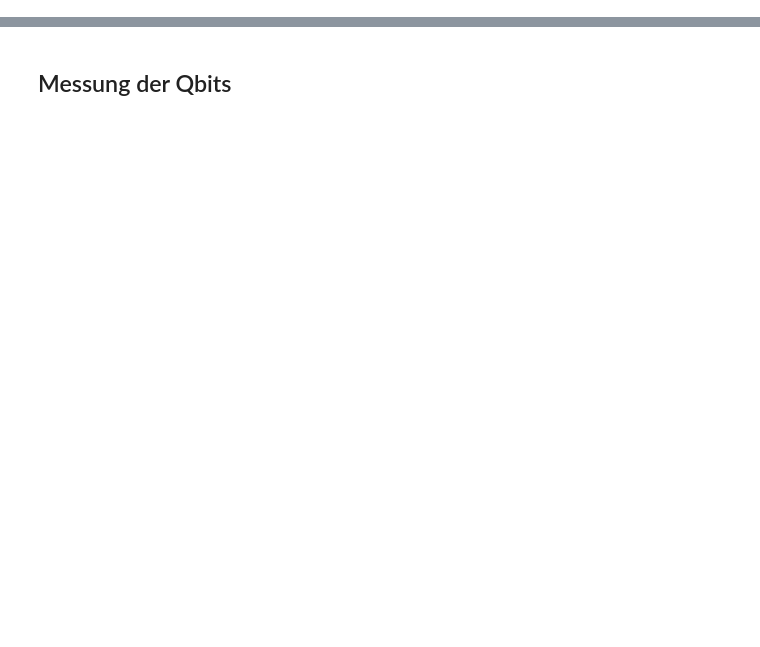
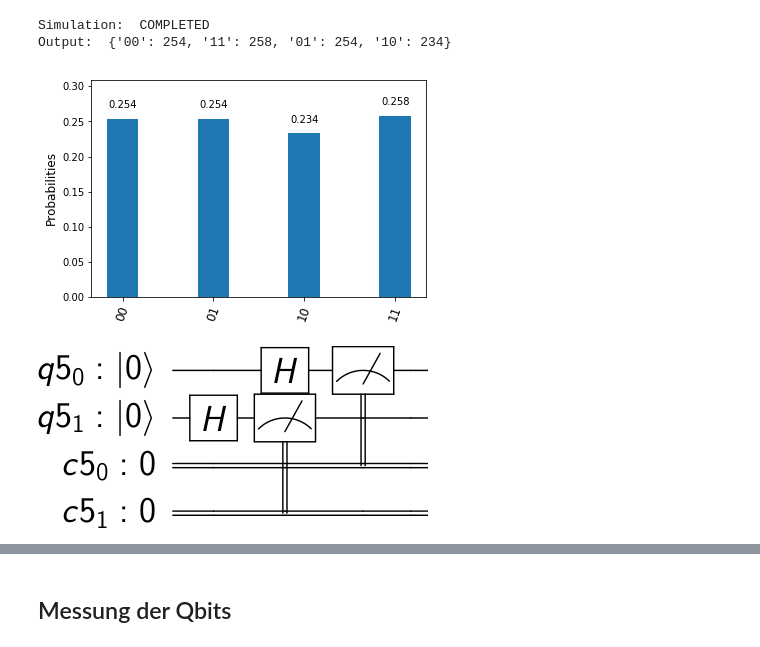
Before and after one commit to m4gr4th34/Grover-Algorithmus-Qiskit, a Jupyter notebook: Jupyter-Notebook/Grover Algorithmus Qiskit.ipynb, the cells around one changed output, grey strips where cells are left out. Saved outputs shown, nothing was run; the diff lists cells and outputs as text; code cells hidden in the pictures; blank space fills up the shorter version.

```diff
--- a/Jupyter-Notebook/Grover Algorithmus Qiskit.ipynb
+++ b/Jupyter-Notebook/Grover Algorithmus Qiskit.ipynb
@@ -441 +600,34 @@ Wenn wir nun an dieser Stelle in der Standardbasis $|x\rangle$ messen würden, w
+# %%
+# Import the Qiskit SDK
+from qiskit import QuantumCircuit, ClassicalRegister, QuantumRegister
+from qiskit import available_backends, execute, Aer
+from qiskit.tools.visualization import plot_histogram, circuit_drawer, plot_state
+
+# Define the number of your qbits
+N = 2
+# Create a Quantum Register with N-qubits.
+q = QuantumRegister(N)
+# Create a Classical Register with N-bits.
+c = ClassicalRegister(N)
+# Create a Quantum Circuit
+qc = QuantumCircuit(q, c)
+# Add H-gate on qubit 0 and 1 to putting in superposition.
+qc.h(q[0])
+qc.h(q[1])
+qc.measure(q, c)
+# Get ibmq backend
+backend_sim = Aer.get_backend('qasm_simulator')
+# Compile and run the Quantum circuit on a simulator backend
+sim_result1 = execute(qc, backend_sim, shots=1000).result()
+counts1 = sim_result1.get_counts(qc)
+# Show the results as text and plot
+print("Simulation: ", sim_result1)
+print("Output: ", counts1)
+plot_histogram(counts1)
+circuit_drawer(qc)
+# %% [output]
+Simulation:  COMPLETED
+Output:  {'00': 254, '11': 258, '01': 254, '10': 234}
+[figure, added]
+[figure, added]
 # %% [markdown]
```
Also changed, not shown: parts of 38 cells of this notebook, 33 other files.
